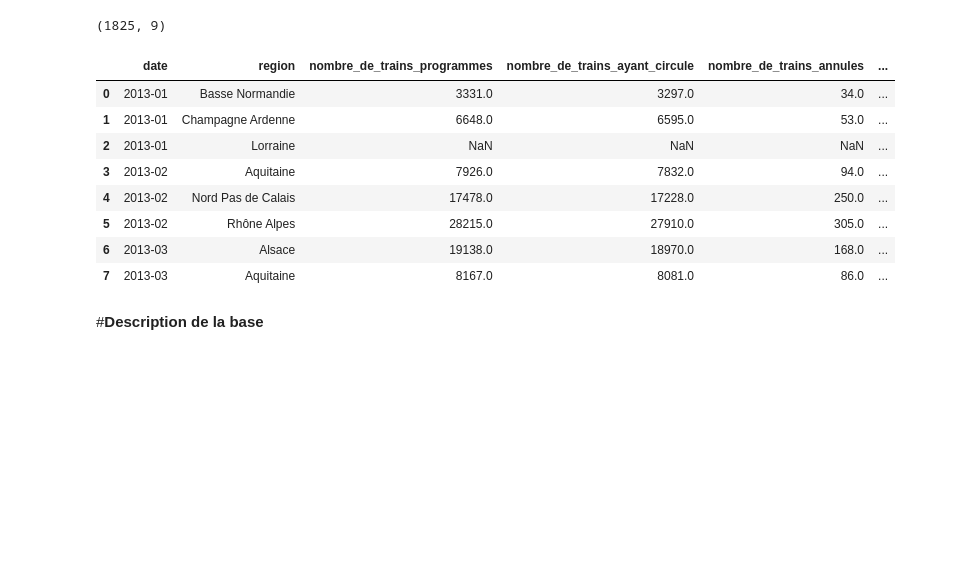
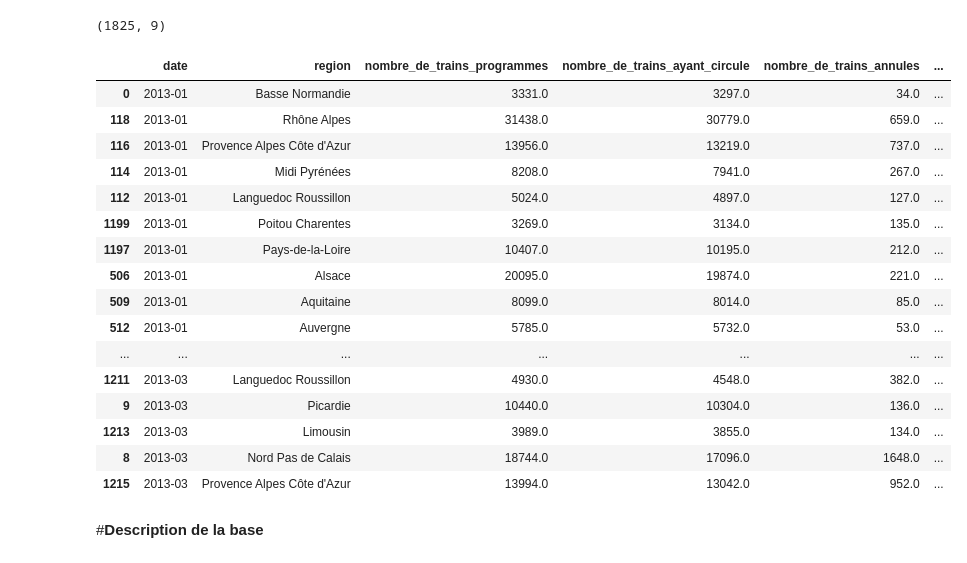
Before and after one commit to gbiaou/Projet_Python_SNCF, a Jupyter notebook: Regularite_des_trains/Recuperation_données_regularité.ipynb, the cells around one changed output. Saved outputs shown, nothing was run; the diff lists cells and outputs as text; code cells hidden in the pictures; blank space fills up the shorter version.

```diff
--- a/Regularite_des_trains/Recuperation_données_regularité.ipynb
+++ b/Regularite_des_trains/Recuperation_données_regularité.ipynb
@@ -3,25 +3,33 @@ url_api="https://ressources.data.sncf.com/api/v2/catalog/datasets/regularite-men
 # %%
 import requests
 import pandas as pd
 #recupération des données de régularité via l'API SNCF
 req = requests.get(url_api)
 wb = req.json()
 
 # normalisation du fichier json
 df = pd.json_normalize(wb)
 print(df.shape)
-df.head(8) #inspection des 8 premières lignes
+df.sort_values(by='date').head(50) #inspection des 8 premières lignes
 # %% [output]
 (1825, 9)
 |  | date | region | nombre_de_trains_programmes | nombre_de_trains_ayant_circule | nombre_de_trains_annules | ... |
 | 0 | 2013-01 | Basse Normandie | 3331.0 | 3297.0 | 34.0 | ... |
-| 1 | 2013-01 | Champagne Ardenne | 6648.0 | 6595.0 | 53.0 | ... |
-| 2 | 2013-01 | Lorraine | NaN | NaN | NaN | ... |
-| 3 | 2013-02 | Aquitaine | 7926.0 | 7832.0 | 94.0 | ... |
-| 4 | 2013-02 | Nord Pas de Calais | 17478.0 | 17228.0 | 250.0 | ... |
-| 5 | 2013-02 | Rhône Alpes | 28215.0 | 27910.0 | 305.0 | ... |
-| 6 | 2013-03 | Alsace | 19138.0 | 18970.0 | 168.0 | ... |
-| 7 | 2013-03 | Aquitaine | 8167.0 | 8081.0 | 86.0 | ... |
+| 118 | 2013-01 | Rhône Alpes | 31438.0 | 30779.0 | 659.0 | ... |
+| 116 | 2013-01 | Provence Alpes Côte d'Azur | 13956.0 | 13219.0 | 737.0 | ... |
+| 114 | 2013-01 | Midi Pyrénées | 8208.0 | 7941.0 | 267.0 | ... |
+| 112 | 2013-01 | Languedoc Roussillon | 5024.0 | 4897.0 | 127.0 | ... |
+| 1199 | 2013-01 | Poitou Charentes | 3269.0 | 3134.0 | 135.0 | ... |
+| 1197 | 2013-01 | Pays-de-la-Loire | 10407.0 | 10195.0 | 212.0 | ... |
+| 506 | 2013-01 | Alsace | 20095.0 | 19874.0 | 221.0 | ... |
+| 509 | 2013-01 | Aquitaine | 8099.0 | 8014.0 | 85.0 | ... |
+| 512 | 2013-01 | Auvergne | 5785.0 | 5732.0 | 53.0 | ... |
+| ... | ... | ... | ... | ... | ... | ... |
+| 1211 | 2013-03 | Languedoc Roussillon | 4930.0 | 4548.0 | 382.0 | ... |
+| 9 | 2013-03 | Picardie | 10440.0 | 10304.0 | 136.0 | ... |
+| 1213 | 2013-03 | Limousin | 3989.0 | 3855.0 | 134.0 | ... |
+| 8 | 2013-03 | Nord Pas de Calais | 18744.0 | 17096.0 | 1648.0 | ... |
+| 1215 | 2013-03 | Provence Alpes Côte d'Azur | 13994.0 | 13042.0 | 952.0 | ... |
 # %% [markdown]
 #**Description de la base**
 # %% [markdown]
```
Also changed, not shown: parts of 16 cells of this notebook.
